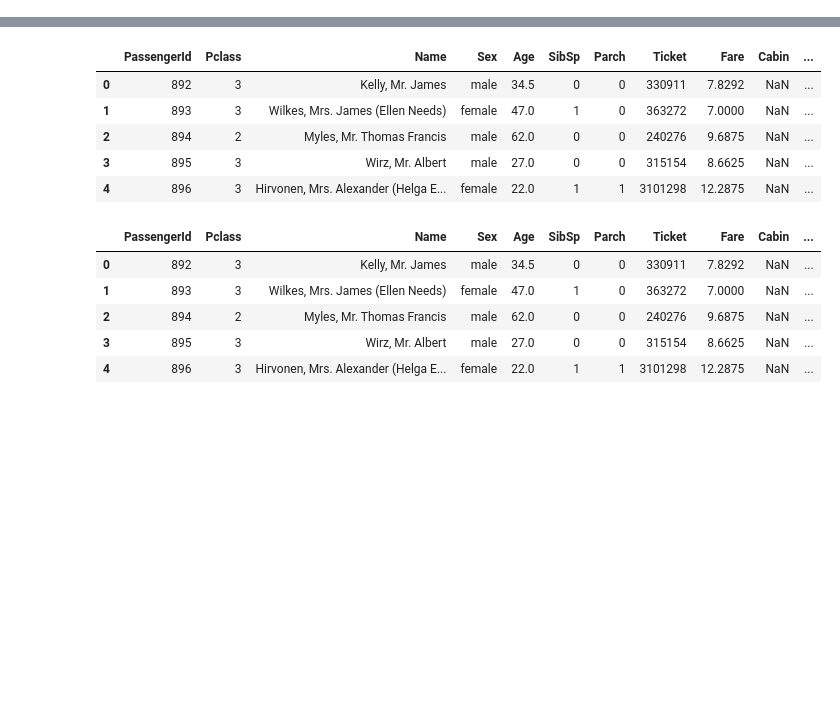
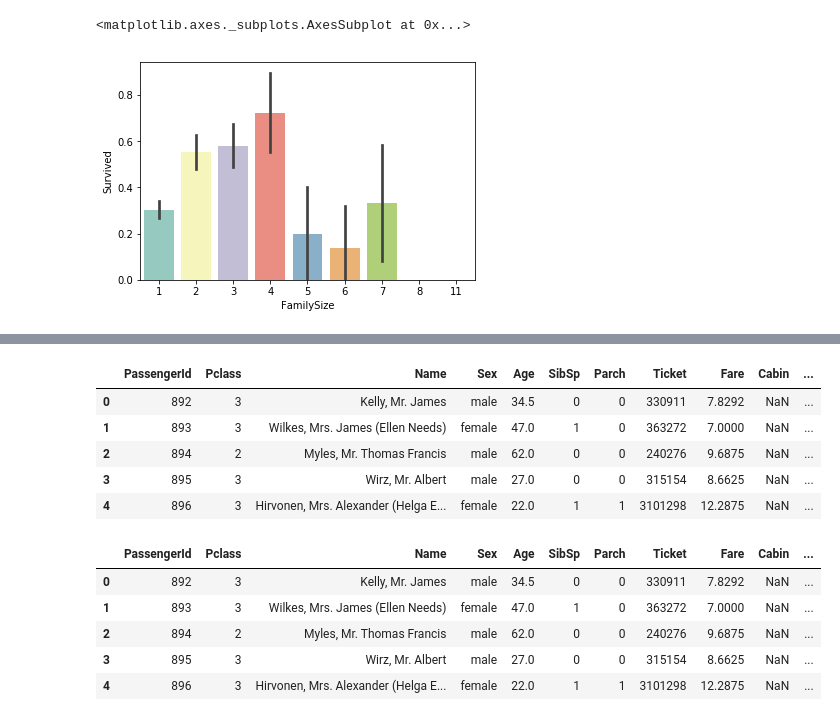
Before and after one commit to jzwu1/kaggle, a Jupyter notebook: Titanic/titanic.ipynb, the cells around one changed output, grey strips where cells are left out. Saved outputs shown, nothing was run; the diff lists cells and outputs as text; code cells hidden in the pictures; blank space fills up the shorter version.

```diff
--- a/Titanic/titanic.ipynb
+++ b/Titanic/titanic.ipynb
@@ -9,0 +57,6 @@ gender_submission = pd.read_csv('./datasets/gender_submission.csv')
+# %%
+all_data['FamilySize']=all_data['SibSp']+all_data['Parch']+1
+sns.barplot(x="FamilySize", y="Survived", data=all_data, palette='Set3')
+# %% [output]
+<matplotlib.axes._subplots.AxesSubplot at 0x...>
+[figure, added]
```
Also changed, not shown: parts of 23 cells of this notebook.
